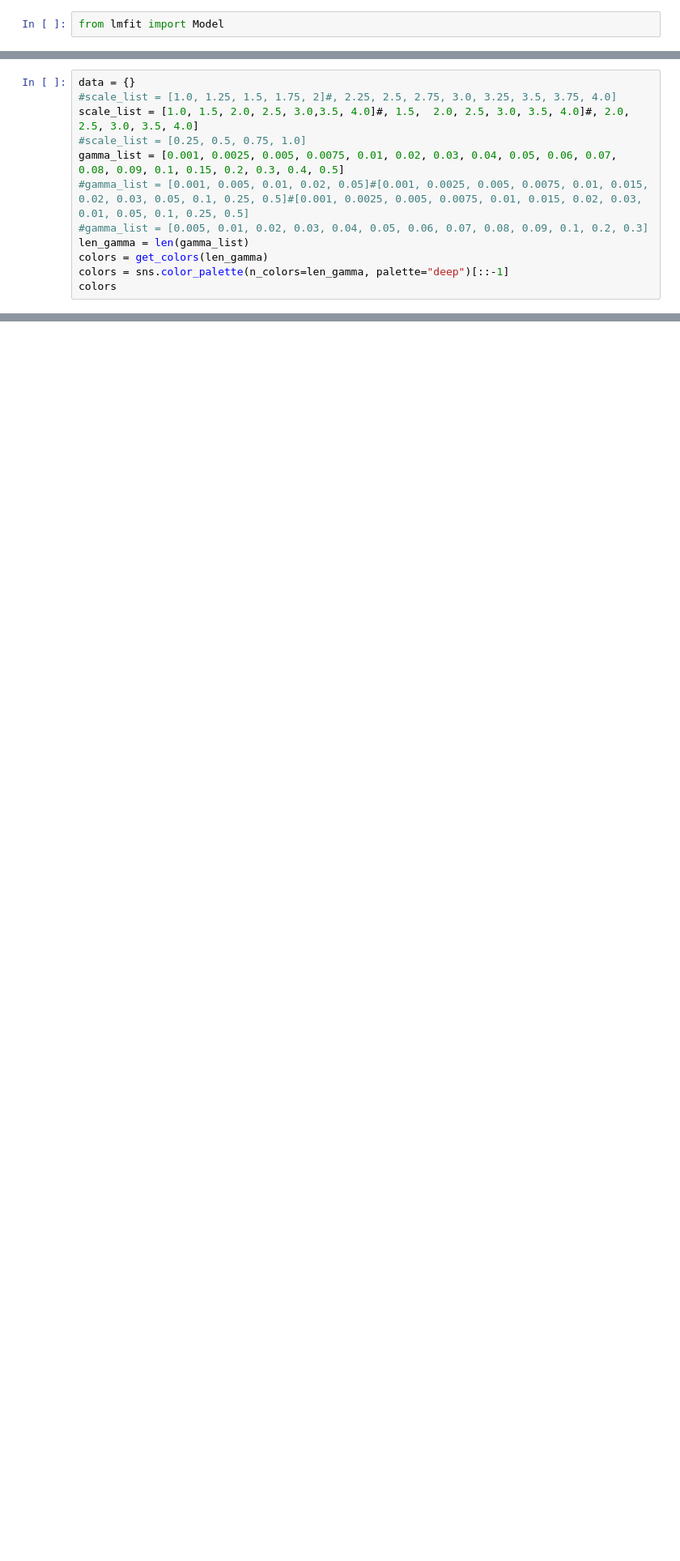
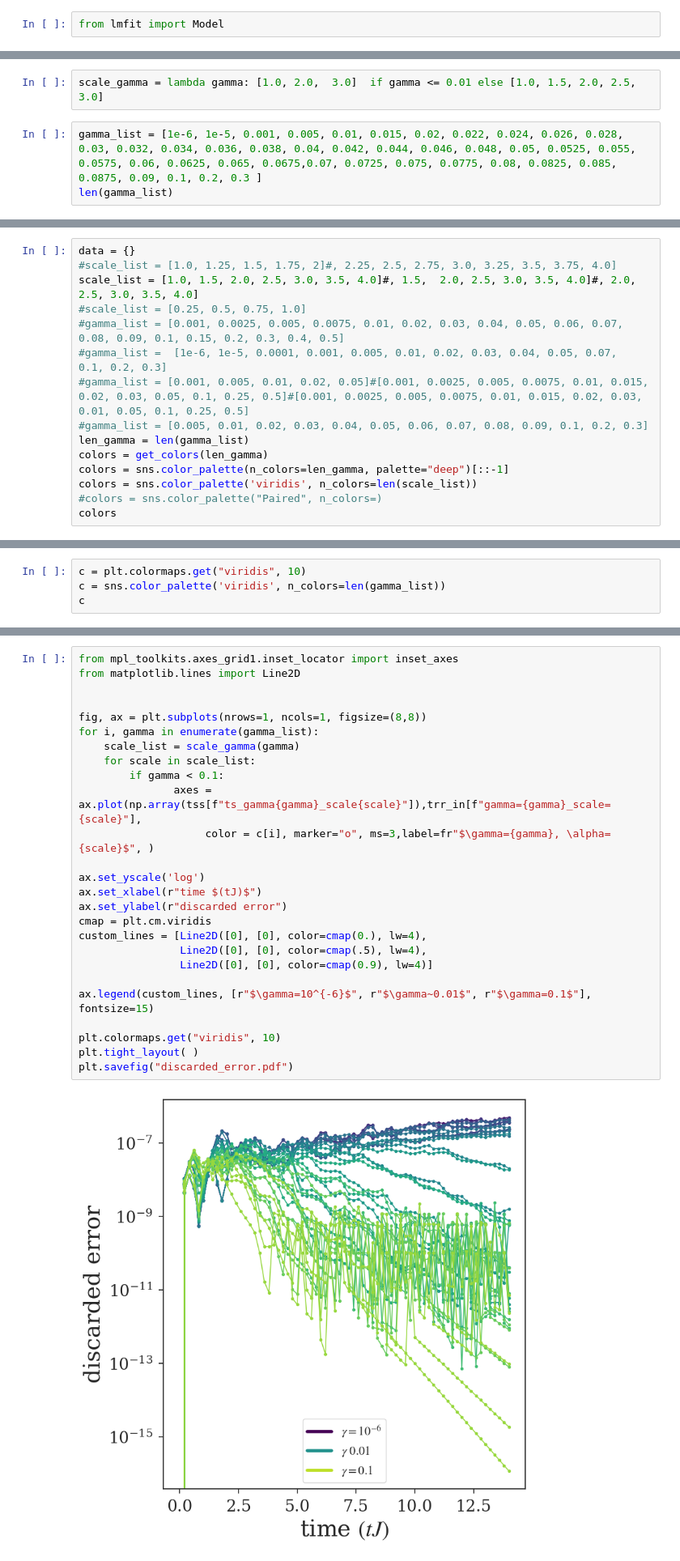
Before and after one commit to y-javanmard/Tensor_Networks_Simulations, a Jupyter notebook: jupyter-notebooks/ZNE-analyse.ipynb, the cells around one changed output, grey strips where cells are left out. Shown at 81% size. Cells and saved outputs as stored; diff of their text form; blank space fills up the shorter version.

```diff
--- a/jupyter-notebooks/ZNE-analyse.ipynb
+++ b/jupyter-notebooks/ZNE-analyse.ipynb
@@ -137,0 +143,5 @@ color= ['#1f77b4',
+# %%
+scale_gamma = lambda gamma: [1.0, 2.0,  3.0]  if gamma <= 0.01 else [1.0, 1.5, 2.0, 2.5, 3.0]
+# %%
+gamma_list = [1e-6, 1e-5, 0.001, 0.005, 0.01, 0.015, 0.02, 0.022, 0.024, 0.026, 0.028, 0.03, 0.032, 0.034, 0.036, 0.038, 0.04, 0.042, 0.044, 0.046, 0.048, 0.05, 0.0525, 0.055, 0.0575, 0.06, 0.0625, 0.065, 0.0675,0.07, 0.0725, 0.075, 0.0775, 0.08, 0.0825, 0.085, 0.0875, 0.09, 0.1, 0.2, 0.3 ]
+len(gamma_list)
@@ -138,13 +150,16 @@ color= ['#1f77b4',
 # %%
 data = {}
 #scale_list = [1.0, 1.25, 1.5, 1.75, 2]#, 2.25, 2.5, 2.75, 3.0, 3.25, 3.5, 3.75, 4.0]
-scale_list = [1.0, 1.5, 2.0, 2.5, 3.0,3.5, 4.0]#, 1.5,  2.0, 2.5, 3.0, 3.5, 4.0]#, 2.0, 2.5, 3.0, 3.5, 4.0]
+scale_list = [1.0, 1.5, 2.0, 2.5, 3.0, 3.5, 4.0]#, 1.5,  2.0, 2.5, 3.0, 3.5, 4.0]#, 2.0, 2.5, 3.0, 3.5, 4.0]
 #scale_list = [0.25, 0.5, 0.75, 1.0]
-gamma_list = [0.001, 0.0025, 0.005, 0.0075, 0.01, 0.02, 0.03, 0.04, 0.05, 0.06, 0.07, 0.08, 0.09, 0.1, 0.15, 0.2, 0.3, 0.4, 0.5]
+#gamma_list = [0.001, 0.0025, 0.005, 0.0075, 0.01, 0.02, 0.03, 0.04, 0.05, 0.06, 0.07, 0.08, 0.09, 0.1, 0.15, 0.2, 0.3, 0.4, 0.5]
+#gamma_list =  [1e-6, 1e-5, 0.0001, 0.001, 0.005, 0.01, 0.02, 0.03, 0.04, 0.05, 0.07,  0.1, 0.2, 0.3]
 #gamma_list = [0.001, 0.005, 0.01, 0.02, 0.05]#[0.001, 0.0025, 0.005, 0.0075, 0.01, 0.015, 0.02, 0.03, 0.05, 0.1, 0.25, 0.5]#[0.001, 0.0025, 0.005, 0.0075, 0.01, 0.015, 0.02, 0.03, 0.01, 0.05, 0.1, 0.25, 0.5]
 #gamma_list = [0.005, 0.01, 0.02, 0.03, 0.04, 0.05, 0.06, 0.07, 0.08, 0.09, 0.1, 0.2, 0.3]
 len_gamma = len(gamma_list)
 colors = get_colors(len_gamma)
 colors = sns.color_palette(n_colors=len_gamma, palette="deep")[::-1]
+colors = sns.color_palette('viridis', n_colors=len(scale_list))
+#colors = sns.color_palette("Paired", n_colors=)
 colors
 # %% [output]
@@ -238,3 +265,7 @@ for gamma in gamma_list:
             #print(yout_richadson[f"{gamma}"][-1])
 # %% [output]
 ------------------
+# %%
+c = plt.colormaps.get("viridis", 10)
+c = sns.color_palette('viridis', n_colors=len(gamma_list))
+c
@@ -241,3 +285,31 @@ for gamma in gamma_list:
+# %%
+from mpl_toolkits.axes_grid1.inset_locator import inset_axes
+from matplotlib.lines import Line2D
+
+
+fig, ax = plt.subplots(nrows=1, ncols=1, figsize=(8,8))
+for i, gamma in enumerate(gamma_list):
+    scale_list = scale_gamma(gamma)
+    for scale in scale_list:
+        if gamma < 0.1:
+               axes = ax.plot(np.array(tss[f"ts_gamma{gamma}_scale{scale}"]),trr_in[f"gamma={gamma}_scale={scale}"],
+                    color = c[i], marker="o", ms=3,label=fr"$\gamma={gamma}, \alpha={scale}$", )
+
+ax.set_yscale('log')
+ax.set_xlabel(r"time $(tJ)$")
+ax.set_ylabel(r"discarded error")
+cmap = plt.cm.viridis
+custom_lines = [Line2D([0], [0], color=cmap(0.), lw=4),
+                Line2D([0], [0], color=cmap(.5), lw=4),
+                Line2D([0], [0], color=cmap(0.9), lw=4)]
+
+ax.legend(custom_lines, [r"$\gamma=10^{-6}$", r"$\gamma~0.01$", r"$\gamma=0.1$"], fontsize=15)
+
+plt.colormaps.get("viridis", 10)
+plt.tight_layout( )
+plt.savefig("discarded_error.pdf")
+# %% [output]
+[figure, added]
 # %%
 #fig, ax = plt.subplots(nrows=1, ncols=1, figsize=(10,8))
 color_cycle = plt.rcParams['axes.prop_cycle']()
```
Also changed, not shown: parts of 46 cells of this notebook, 36 other files.
